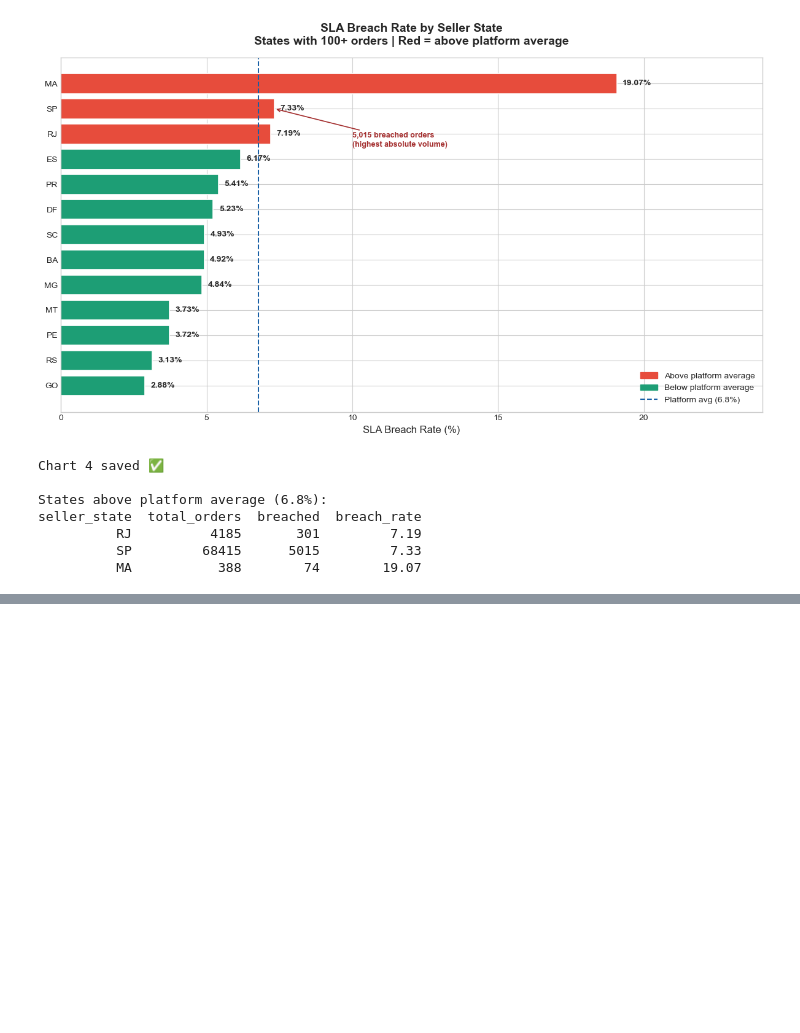
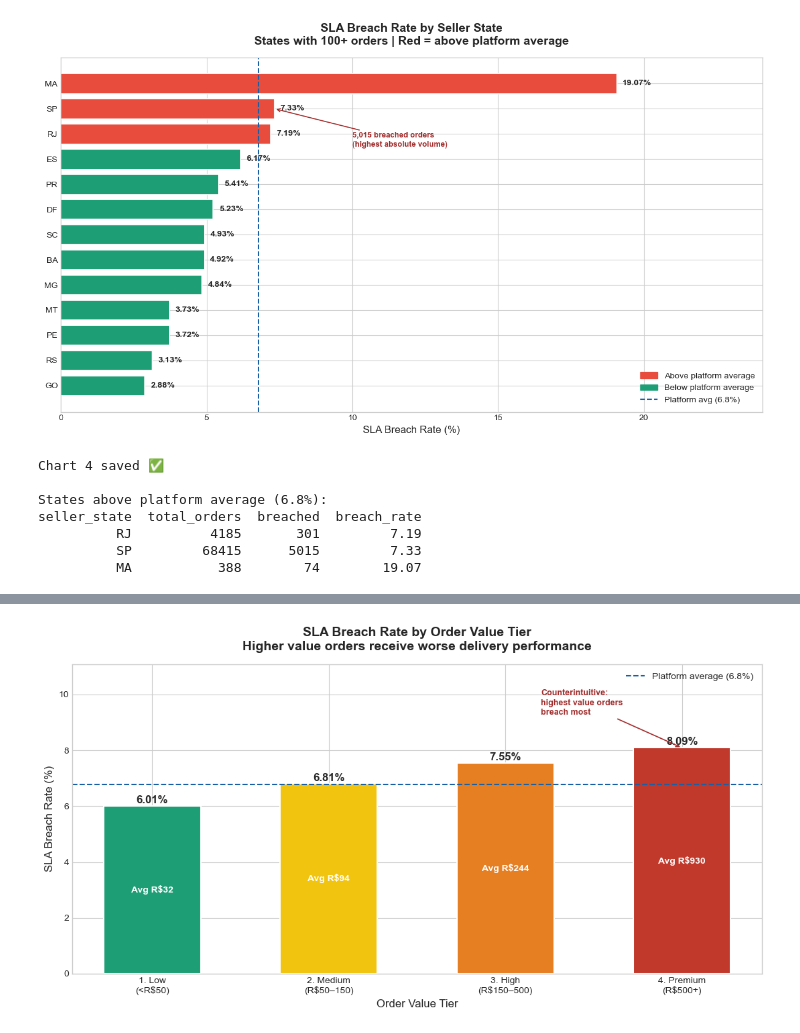
Before and after one commit to gurvinder604/ecommerce-sla-analysis, a Jupyter notebook: notebooks/03_eda_charts.ipynb, the cells around one changed output, grey strips where cells are left out. Cells and saved outputs as stored; diff of their text form; code cells hidden in the pictures; blank space fills up the shorter version.

Commit message:
Day 3 complete — Chart 5: premium orders breach most at 8.09%, counterintuitive finding

```diff
--- a/notebooks/03_eda_charts.ipynb
+++ b/notebooks/03_eda_charts.ipynb
@@ -414,0 +430,77 @@ seller_state  total_orders  breached  breach_rate
+# %%
+fig, ax = plt.subplots(figsize=(11, 6))
+
+# Build value tier summary
+def value_tier(price):
+    if pd.isna(price):    return None
+    elif price < 50:      return '1. Low\n(<R$50)'
+    elif price < 150:     return '2. Medium\n(R$50–150)'
+    elif price < 500:     return '3. High\n(R$150–500)'
+    else:                 return '4. Premium\n(R$500+)'
+
+df['value_tier'] = df['total_price'].apply(value_tier)
+
+tier_summary = (df[df['value_tier'].notna()]
+                  .groupby('value_tier')
+                  .agg(total_orders=('sla_breached','count'),
+                       breached=('sla_breached','sum'),
+                       avg_order_value=('total_price','mean'))
+                  .reset_index())
+tier_summary['breach_rate'] = (
+    tier_summary['breached'] / tier_summary['total_orders'] * 100
+).round(2)
+tier_summary = tier_summary.sort_values('value_tier')
+
+platform_avg = df['sla_breached'].mean() * 100
+
+# Colour gradient: teal → yellow → orange → red
+colors = ['#1D9E75', '#F1C40F', '#E67E22', '#C0392B']
+
+bars = ax.bar(tier_summary['value_tier'],
+              tier_summary['breach_rate'],
+              color=colors, edgecolor='white',
+              linewidth=1.5, width=0.55)
+
+# Breach rate labels on top of bars
+for bar, val in zip(bars, tier_summary['breach_rate']):
+    ax.text(bar.get_x() + bar.get_width()/2,
+            bar.get_height() + 0.1,
+            f'{val}%', ha='center', fontsize=12, fontweight='bold')
+
+# Avg order value annotation inside each bar
+for bar, row in zip(bars, tier_summary.itertuples()):
+    ax.text(bar.get_x() + bar.get_width()/2,
+            bar.get_height()/2,
+            f'Avg R${row.avg_order_value:.0f}',
+            ha='center', va='center', fontsize=10,
+            color='white', fontweight='bold')
+
+# Platform average reference line
+ax.axhline(y=platform_avg, color='#185FA5', linestyle='--',
+           linewidth=1.5, label=f'Platform average ({platform_avg:.1f}%)')
+
+# Annotate the counterintuitive finding
+ax.annotate('Counterintuitive:\nhighest value orders\nbreach most',
+            xy=(3, tier_summary.iloc[-1]['breach_rate']),
+            xytext=(2.2, tier_summary.iloc[-1]['breach_rate'] + 1.2),
+            fontsize=9, color='#A32D2D', fontweight='bold',
+            arrowprops=dict(arrowstyle='->', color='#A32D2D', lw=1.2))
+
+ax.set_ylabel('SLA Breach Rate (%)', fontsize=12)
+ax.set_xlabel('Order Value Tier', fontsize=12)
+ax.set_title('SLA Breach Rate by Order Value Tier\n'
+             'Higher value orders receive worse delivery performance',
+             fontsize=14, fontweight='bold', pad=15)
+ax.legend(fontsize=10)
+ax.set_ylim(0, tier_summary['breach_rate'].max() + 3)
+
+plt.tight_layout()
+plt.savefig('../charts/05_breach_by_value_tier.png', dpi=150, bbox_inches='tight')
+plt.show()
+print("Chart 5 saved ✅")
+print(f"\nValue tier summary:")
+print(tier_summary[['value_tier','total_orders','breach_rate',
+                     'avg_order_value']].to_string(index=False))
+print(f"\nPlatform average: {platform_avg:.2f}%")
+# %% [output]
+[figure, added]
```
Also changed, not shown: parts of 2 cells of this notebook, 1 other file.
